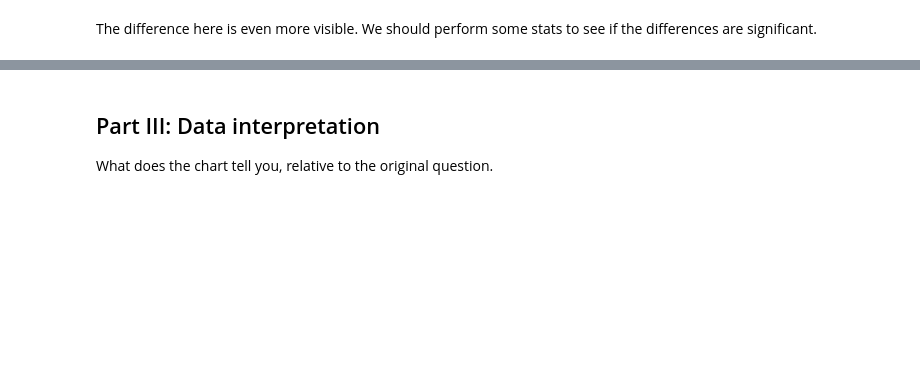
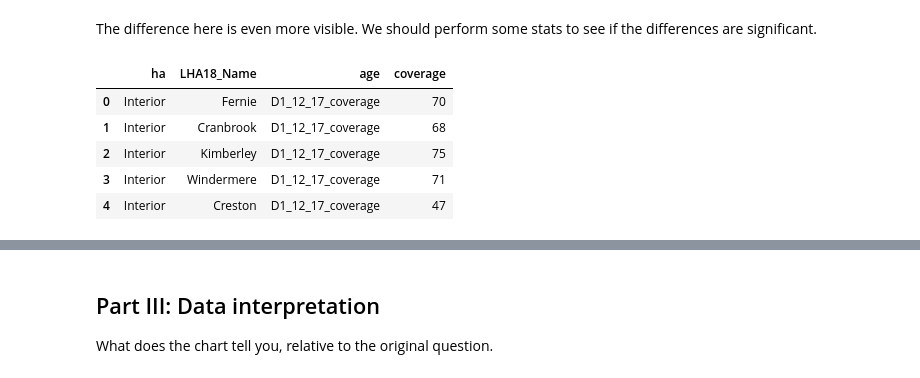
Before and after one commit to racheldunn/vaccination-rates-datajam-team4, a Jupyter notebook: notebooks/vaccination-data-cleaning-exploration.ipynb, the cells around one changed output, grey strips where cells are left out. Drawn from its saved outputs; the diff is of its cells as text; code cells hidden in the pictures; blank space fills up the shorter version.

```diff
--- a/notebooks/vaccination-data-cleaning-exploration.ipynb
+++ b/notebooks/vaccination-data-cleaning-exploration.ipynb
@@ -104,2 +109,18 @@ plt.show()
 # %% [markdown]
 The difference here is even more visible. We should perform some stats to see if the differences are significant.
+# %%
+# Break down dataframe by age
+# First subset the columns we want
+age_df = lha_df[['ha', 'LHA18_Name', 'D1_12_17_coverage','D1_18_49_coverage', 'D1_50_coverage']]
+# Then melt for easier plotting
+age_df = age_df.melt(id_vars = ['ha', 'LHA18_Name'])
+# Rename columns
+age_df.columns = ['ha', 'LHA18_Name', 'age', 'coverage']
+age_df.head()
+# %% [output]
+|  | ha | LHA18_Name | age | coverage |
+| 0 | Interior | Fernie | D1_12_17_coverage | 70 |
+| 1 | Interior | Cranbrook | D1_12_17_coverage | 68 |
+| 2 | Interior | Kimberley | D1_12_17_coverage | 75 |
+| 3 | Interior | Windermere | D1_12_17_coverage | 71 |
+| 4 | Interior | Creston | D1_12_17_coverage | 47 |
```
Also changed, not shown: parts of 4 cells of this notebook, 2 other files.
